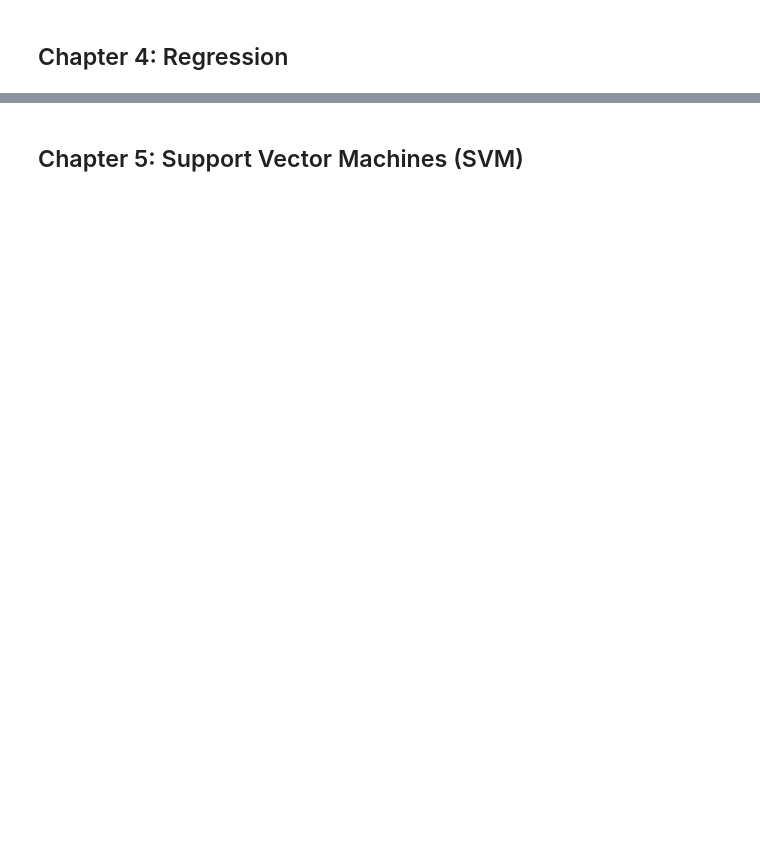
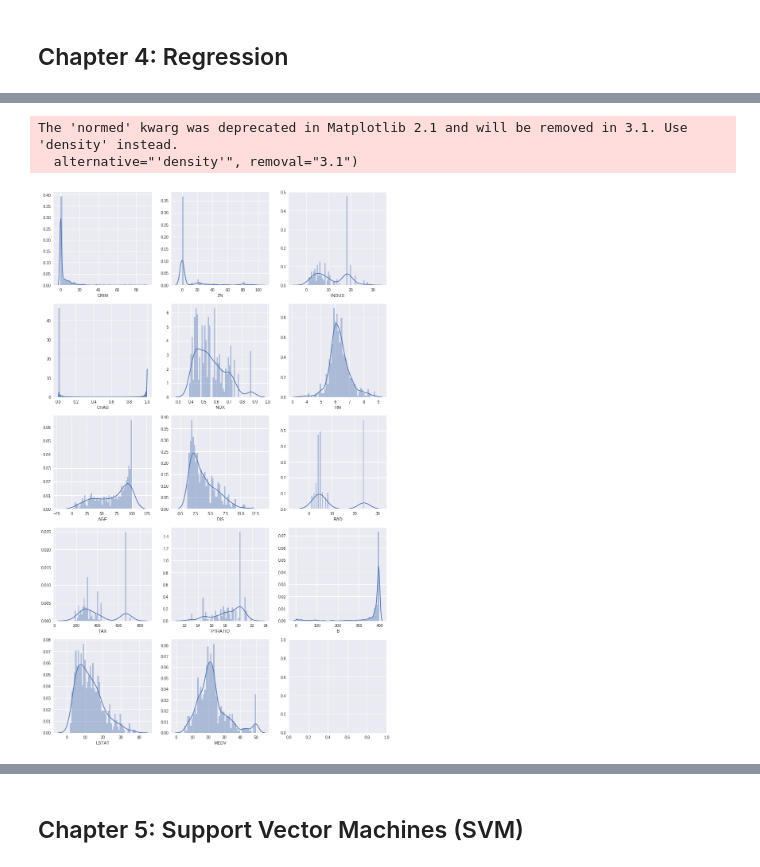
Before and after one commit to MS1227/SSE692, a Jupyter notebook: SSE692-Project2/Final/Project2_Foster_Kenton_Schnider.ipynb, the cells around one changed output, grey strips where cells are left out. Cells and saved outputs as stored; diff of their text form; code cells hidden in the pictures; blank space fills up the shorter version.

```diff
--- a/SSE692-Project2/Final/Project2_Foster_Kenton_Schnider.ipynb
+++ b/SSE692-Project2/Final/Project2_Foster_Kenton_Schnider.ipynb
@@ -110,0 +140,3 @@ Jake, Jonathan, Matt will be a team for both Project 2 and Project 3. Before the
+# %%
+from sklearn.datasets import load_boston
+dataset = load_boston()
@@ -110,0 +152,3 @@ Jake, Jonathan, Matt will be a team for both Project 2 and Project 3. Before the
+# %%
+data = pd.DataFrame(dataset.data, columns=dataset.feature_names)
+data['MEDV'] = dataset.target
@@ -110,0 +233,20 @@ Jake, Jonathan, Matt will be a team for both Project 2 and Project 3. Before the
+# %%
+fig, axs = plt.subplots(nrows=5, ncols=3, figsize=(15,25))
+
+i,j =0,0
+
+for series in data:
+  if i == 2:
+    sns.distplot(data[series], bins=50, ax=axs[j][i])
+    j+=1
+    i=0
+  elif i == 2 and j == 4:
+    pass
+  else:
+    sns.distplot(data[series], bins=50, ax=axs[j][i])
+    i+=1
+plt.show()
+# %% [output]
+The 'normed' kwarg was deprecated in Matplotlib 2.1 and will be removed in 3.1. Use 'density' instead.
+  alternative="'density'", removal="3.1")
+[figure, added]
```
Also changed, not shown: parts of 76 cells of this notebook, 1 other file.
